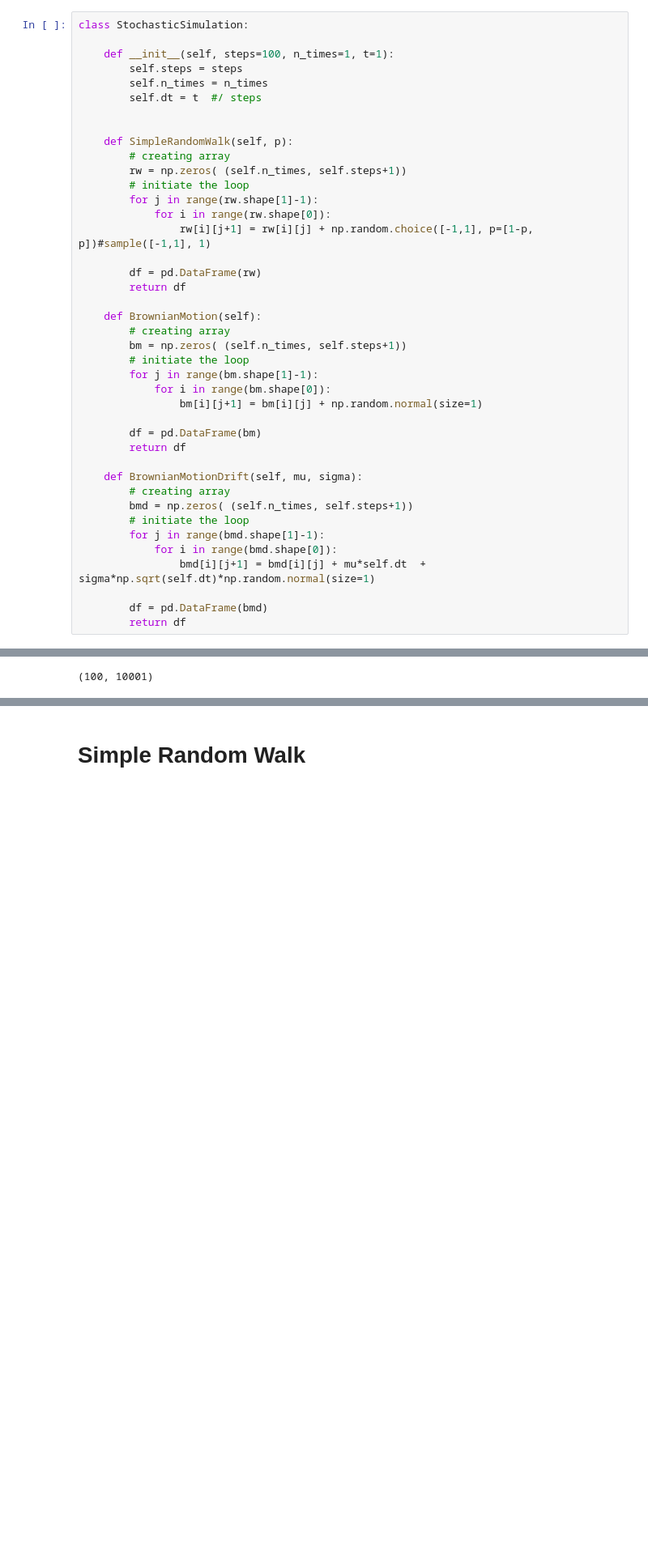
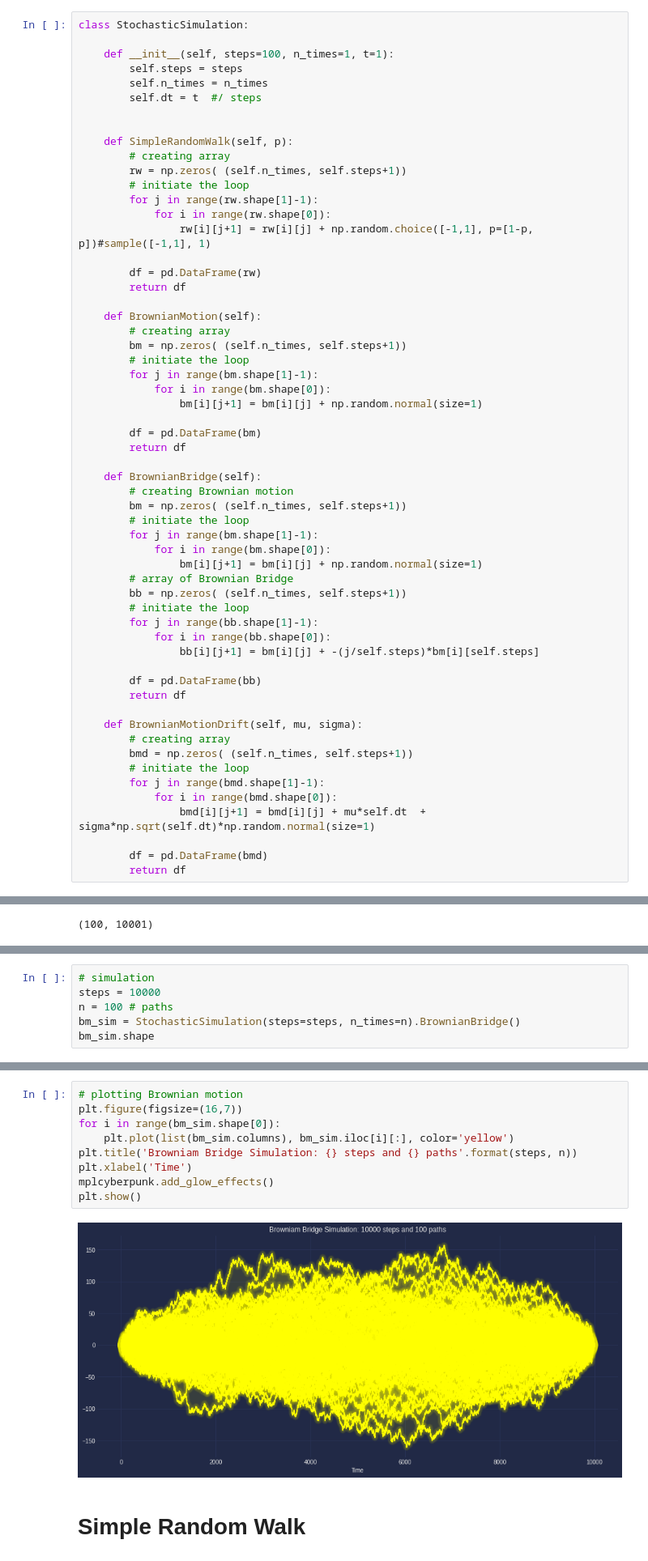
Before and after one commit to JulioCesarMS/StochasticProcesses, a Jupyter notebook: 6_Stochastic_simulation.ipynb, the cells around one changed output, grey strips where cells are left out. Shown at 81% size. Drawn from its saved outputs; the diff is of its cells as text; blank space fills up the shorter version.

```diff
--- a/6_Stochastic_simulation.ipynb
+++ b/6_Stochastic_simulation.ipynb
@@ -43,6 +43,23 @@ class StochasticSimulation:
         df = pd.DataFrame(bm)
         return df
 
+    def BrownianBridge(self):
+        # creating Brownian motion
+        bm = np.zeros( (self.n_times, self.steps+1))
+        # initiate the loop
+        for j in range(bm.shape[1]-1):
+            for i in range(bm.shape[0]):
+                bm[i][j+1] = bm[i][j] + np.random.normal(size=1)
+        # array of Brownian Bridge
+        bb = np.zeros( (self.n_times, self.steps+1))
+        # initiate the loop
+        for j in range(bb.shape[1]-1):
+            for i in range(bb.shape[0]):
+                bb[i][j+1] = bm[i][j] + -(j/self.steps)*bm[i][self.steps]
+
+        df = pd.DataFrame(bb)
+        return df
+
     def BrownianMotionDrift(self, mu, sigma):
         # creating array
         bmd = np.zeros( (self.n_times, self.steps+1))
@@ -76,0 +118,6 @@ plt.show()
+# %%
+# simulation
+steps = 10000
+n = 100 # paths
+bm_sim = StochasticSimulation(steps=steps, n_times=n).BrownianBridge()
+bm_sim.shape
@@ -77,2 +126,13 @@ plt.show()
+# %%
+# plotting Brownian motion
+plt.figure(figsize=(16,7))
+for i in range(bm_sim.shape[0]):
+    plt.plot(list(bm_sim.columns), bm_sim.iloc[i][:], color='yellow')
+plt.title('Browniam Bridge Simulation: {} steps and {} paths'.format(steps, n))
+plt.xlabel('Time')
+mplcyberpunk.add_glow_effects()
+plt.show()
+# %% [output]
+[figure, added]
 # %% [markdown]
 # **Simple Random Walk**
```
Also changed, not shown: parts of 6 cells of this notebook.
